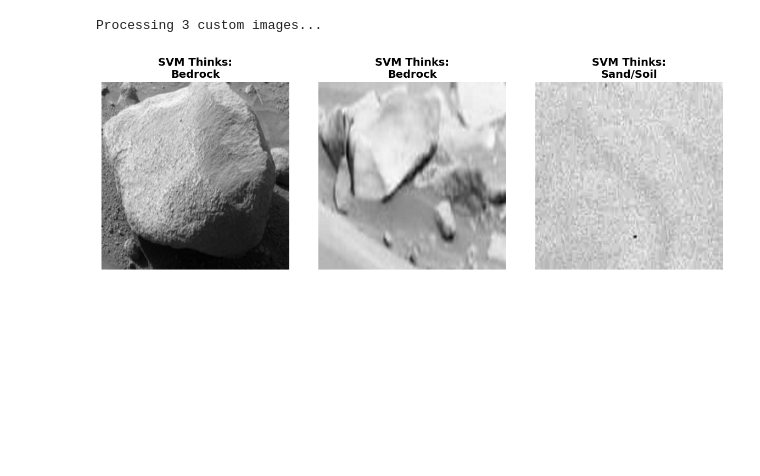
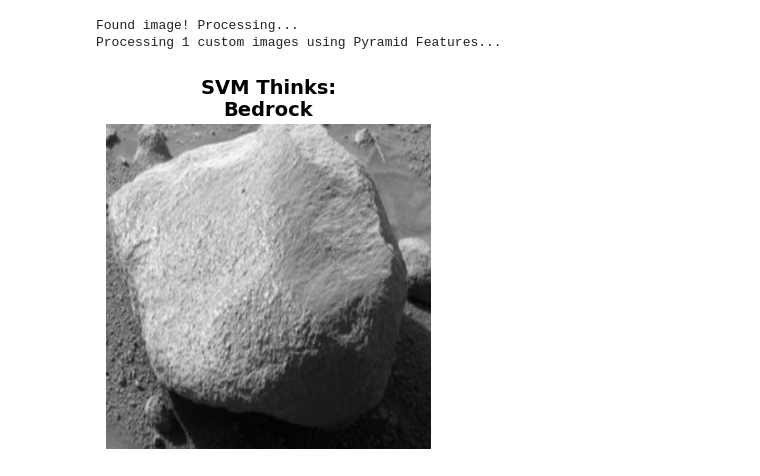
Before and after one commit to Shahad-Hossain/svm, a Jupyter notebook: main.ipynb, the cells around one changed output. Saved outputs shown, nothing was run; the diff lists cells and outputs as text; code cells hidden in the pictures; blank space fills up the shorter version.

Commit message:
added pyramid features

```diff
--- a/main.ipynb
+++ b/main.ipynb
@@ -110,11 +187,11 @@ weighted avg       0.65      0.65      0.61      1000
 # %%
-class_names = {0: "Sand/Soil", 1: "Bedrock", 2: "Big Rock", 3: "Rover Tracks"}
+class_names = {0: "Soil", 1: "Bedrock", 2: "Sand", 3: "Big Rock"}
 
-def predict_custom_mars_data(image_paths, trained_model, fitted_scaler):
+def predict_custom_mars_data_pyramid(image_paths, trained_model, fitted_scaler):
     valid_images = []
     features_list = []
 
-    print(f"Processing {len(image_paths)} custom images...")
+    print(f"Processing {len(image_paths)} custom images using Pyramid Features...")
 
     for path in image_paths:
         try:
@@ -124,11 +201,23 @@ def predict_custom_mars_data(image_paths, trained_model, fitted_scaler):
             img_pil = img_pil.resize((512, 512))
             img_array = np.array(img_pil)
 
-            # Extract Haralick Features
-            h_features = mh.features.haralick(img_array).mean(axis=0)
-            selected = h_features[[0, 1, 2, 8]] # Energy, Contrast, Correlation, Entropy
+            pyramid = tuple(pyramid_gaussian(img_array, downscale=2, max_layer=2))
 
-            features_list.append(selected)
+            multi_scale_features = []
+
+            for level_img in pyramid:
+                # Convert float[0, 1] back to uint8[0, 255] for mahotas
+                level_img_uint8 = (level_img * 255).astype(np.uint8)
+
+                # Extract Haralick Features for this specific layer
+                h_features = mh.features.haralick(level_img_uint8).mean(axis=0)
+                selected = h_features[[0, 1, 2, 8]] # Energy, Contrast, Correlation, Entropy
+
+                # Add these 4 features to our running list for this image
+                multi_scale_features.extend(selected)
+
+            features_list.append(multi_scale_features)
+
             valid_images.append(img_pil)
 
         except Exception as e:
@@ -139,10 +228,13 @@ def predict_custom_mars_data(image_paths, trained_model, fitted_scaler):
         return
 
     X_custom = np.array(features_list)
+
     X_custom_scaled = fitted_scaler.transform(X_custom)
 
+    # Predict
     predictions = trained_model.predict(X_custom_scaled)
 
+    # Visualization
     num_images = len(valid_images)
     fig, axes = plt.subplots(1, num_images, figsize=(4 * num_images, 4))
 
@@ -158,9 +250,17 @@ def predict_custom_mars_data(image_paths, trained_model, fitted_scaler):
     plt.tight_layout()
     plt.show()
 # %%
-custom_image_paths = glob.glob("my_mars_test/*.jpg")
+image_path = r"rocks.png"
 
-predict_custom_mars_data(custom_image_paths[:4], svm_model, scaler)
+if os.path.exists(image_path):
+    print(f"Found image! Processing...")
+
+    predict_custom_mars_data_pyramid([image_path], svm_model, scaler)
+
+else:
+    print(f"Image not found at: {image_path}")
+    print("Check if the path and file name are exactly correct.")
 # %% [output]
-Processing 3 custom images...
+Found image! Processing...
+Processing 1 custom images using Pyramid Features...
-[figure, old version]
+[figure, new version]
```
Also changed, not shown: parts of 5 cells of this notebook, 6 other files.
